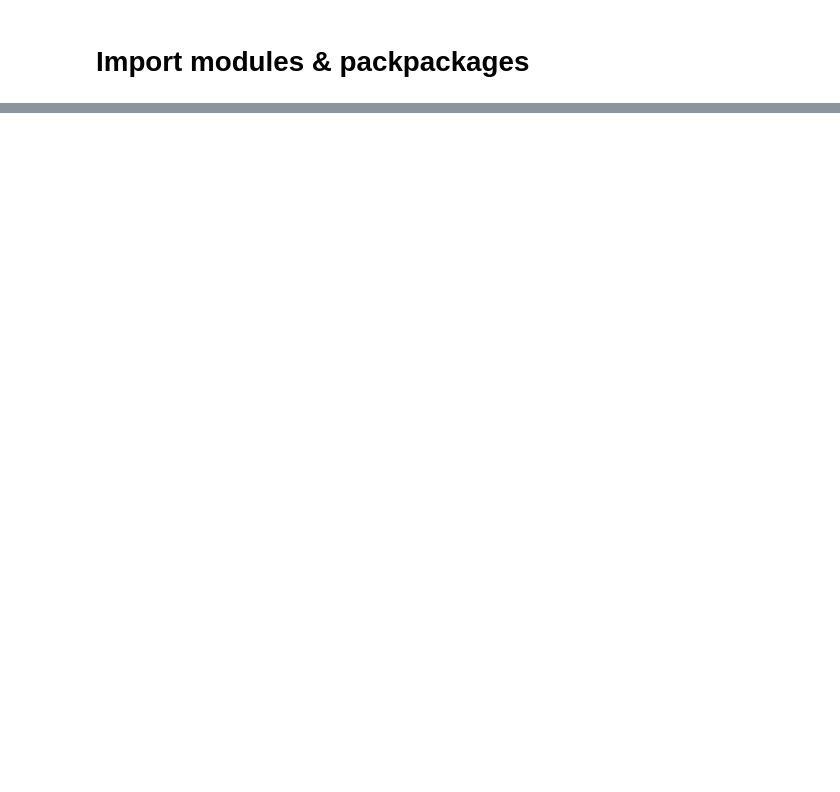
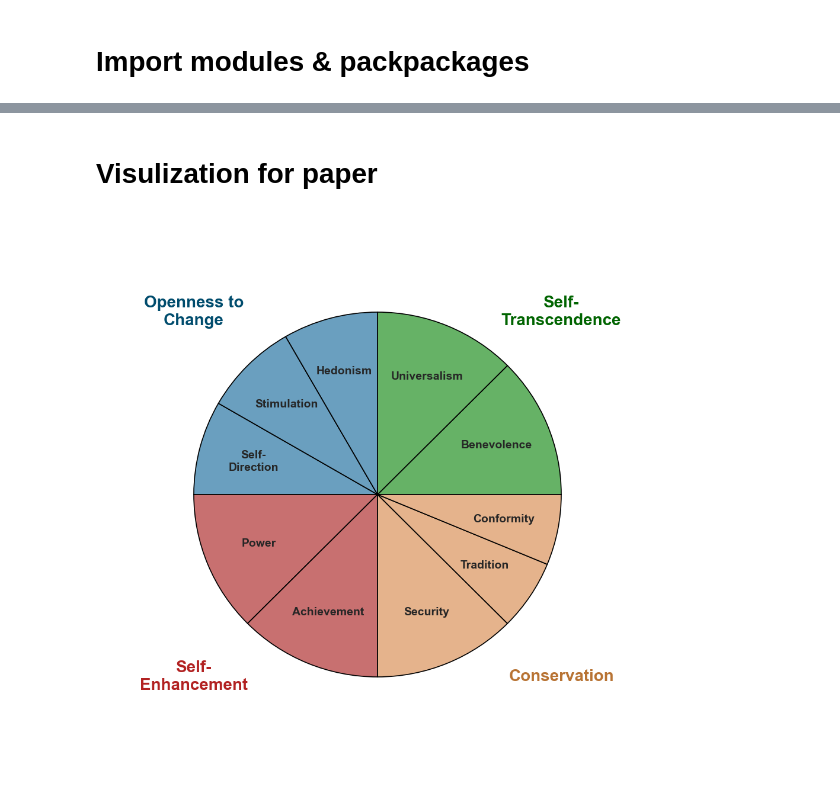
Before and after one commit to mingleyi/Paper-Code, a Jupyter notebook: Experiment.ipynb, the cells around one changed output, grey strips where cells are left out. Drawn from its saved outputs; the diff is of its cells as text; code cells hidden in the pictures; blank space fills up the shorter version.

```diff
--- a/Experiment.ipynb
+++ b/Experiment.ipynb
@@ -678,0 +637,57 @@ if best_config_name in all_scores:
+# %% [markdown]
+# Visulization for paper
+# %%
+fig, ax = plt.subplots(figsize=(12, 12))
+ax.set_xlim(-1.5, 1.5)
+ax.set_ylim(-1.5, 1.5)
+ax.axis('off')
+
+values_data = [
+    {'label': 'Benevolence', 'start': 0, 'end': 45, 'color': '#66b266'},
+    {'label': 'Universalism', 'start': 45, 'end': 90, 'color': '#66b266'},
+
+    {'label': 'Self-\nDirection', 'start': 150, 'end': 180, 'color': '#6a9fbf'},
+    {'label': 'Stimulation', 'start': 120, 'end': 150, 'color': '#6a9fbf'},
+    {'label': 'Hedonism', 'start': 90, 'end': 120, 'color': '#6a9fbf'},
+
+    {'label': 'Power', 'start': 180, 'end': 225, 'color': '#c87070'},
+    {'label': 'Achievement', 'start': 225, 'end': 270, 'color': '#c87070'},
+
+    {'label': 'Security', 'start': 270, 'end': 315, 'color': '#e5b38c'},
+    {'label': 'Tradition', 'start': 315, 'end': 337.5, 'color': '#e5b38c'},
+    {'label': 'Conformity', 'start': 337.5, 'end': 360, 'color': '#e5b38c'},
+]
+
+for value in values_data:
+    wedge = mpatches.Wedge(
+        center=(0, 0),
+        r=1,
+        theta1=value['start'],
+        theta2=value['end'],
+        facecolor=value['color'],
+        edgecolor='black',
+        linewidth=1.2
+    )
+    ax.add_patch(wedge)
+
+    mid_angle_rad = np.deg2rad((value['start'] + value['end']) / 2)
+    label_radius = 0.7
+    x = label_radius * np.cos(mid_angle_rad)
+    y = label_radius * np.sin(mid_angle_rad)
+    ax.text(x, y, value['label'], ha='center', va='center', fontsize=14, weight='bold')
+
+
+quadrant_labels = {
+    'Self-\nTranscendence': {'pos': (1 , 1), 'color': '#006400', 'ha': 'center'},
+    'Openness to\nChange': {'pos': (-1, 1), 'color': '#004c6d', 'ha': 'center'},
+    'Self-\nEnhancement': {'pos': (-1, -1), 'color': '#b22222', 'ha': 'center'},
+    'Conservation': {'pos': (1, -1), 'color': '#b87333', 'ha': 'center'}
+}
+
+for label, properties in quadrant_labels.items():
+    ax.text(properties['pos'][0], properties['pos'][1], label,
+            ha=properties['ha'], va='center', fontsize=20, color=properties['color'], weight='bold')
+
+plt.show()
+# %% [output]
+[figure, added]
```
Also changed, not shown: parts of 30 cells of this notebook.
